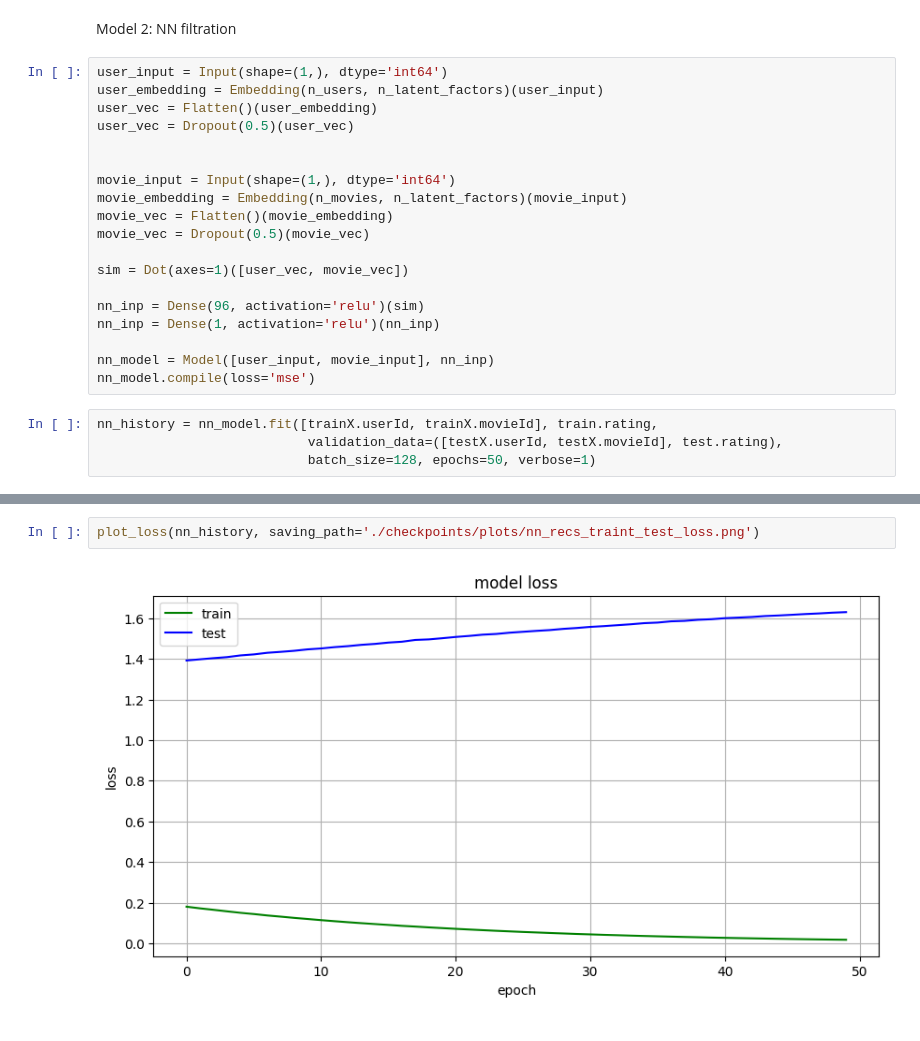
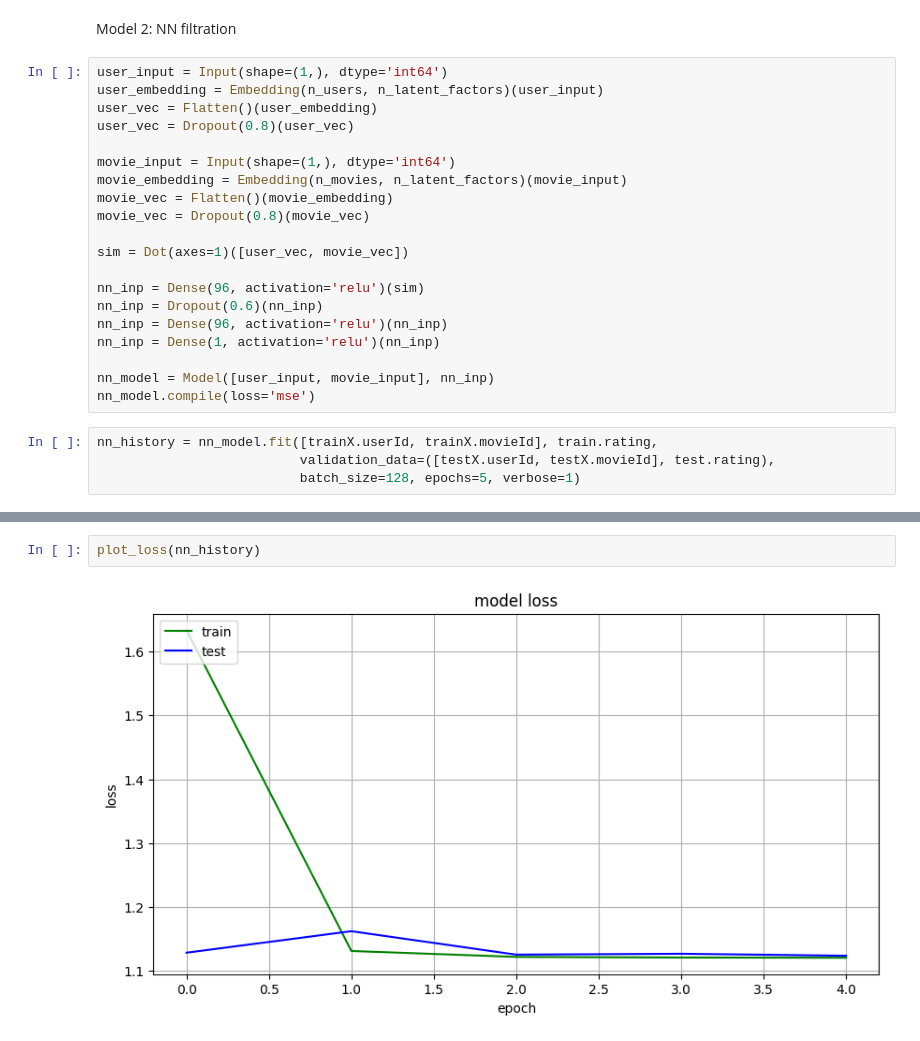
Before and after one commit to 57459N/DataProcesingLabs, a Jupyter notebook: lab5.ipynb, the cells around one changed output, grey strips where cells are left out. Cells and saved outputs as stored; diff of their text form.

```diff
--- a/lab5.ipynb
+++ b/lab5.ipynb
@@ -123,23 +123,24 @@ Model 2: NN filtration
 user_input = Input(shape=(1,), dtype='int64')
 user_embedding = Embedding(n_users, n_latent_factors)(user_input)
 user_vec = Flatten()(user_embedding)
-user_vec = Dropout(0.5)(user_vec)
-
+user_vec = Dropout(0.8)(user_vec)
 
 movie_input = Input(shape=(1,), dtype='int64')
 movie_embedding = Embedding(n_movies, n_latent_factors)(movie_input)
 movie_vec = Flatten()(movie_embedding)
-movie_vec = Dropout(0.5)(movie_vec)
+movie_vec = Dropout(0.8)(movie_vec)
 
 sim = Dot(axes=1)([user_vec, movie_vec])
 
 nn_inp = Dense(96, activation='relu')(sim)
+nn_inp = Dropout(0.6)(nn_inp)
+nn_inp = Dense(96, activation='relu')(nn_inp)
 nn_inp = Dense(1, activation='relu')(nn_inp)
 
 nn_model = Model([user_input, movie_input], nn_inp)
 nn_model.compile(loss='mse')
 # %%
 nn_history = nn_model.fit([trainX.userId, trainX.movieId], train.rating,
-                           validation_data=([testX.userId, testX.movieId], test.rating),
-                           batch_size=128, epochs=50, verbose=1)
+                          validation_data=([testX.userId, testX.movieId], test.rating),
+                          batch_size=128, epochs=5, verbose=1)
 # %% [output]
@@ -159,4 +157,4 @@ KeyboardInterrupt
 # %%
-plot_loss(nn_history, saving_path='./checkpoints/plots/nn_recs_traint_test_loss.png')
+plot_loss(nn_history)
 # %% [output]
-[figure, old version]
+[figure, new version]
```
Also changed, not shown: parts of 1 cell of this notebook.
